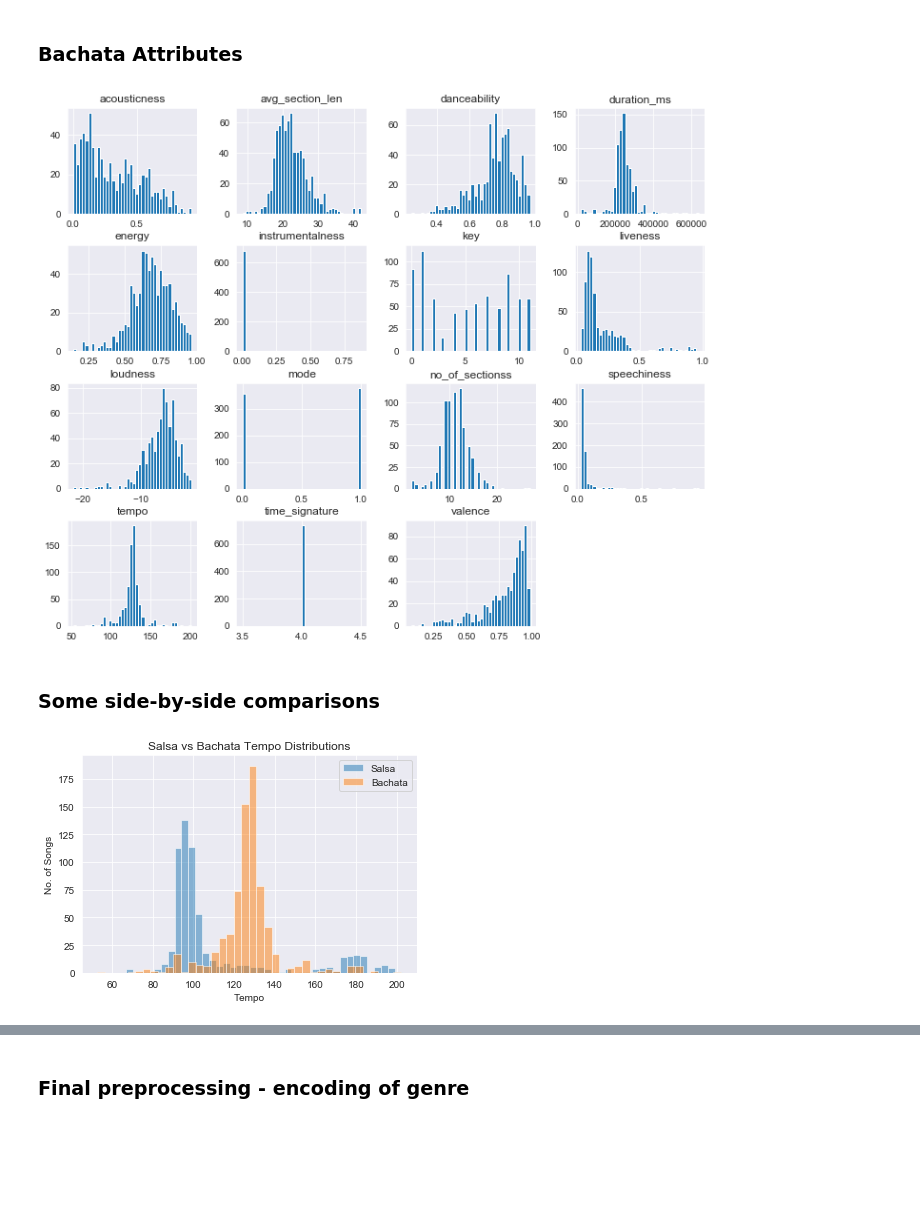
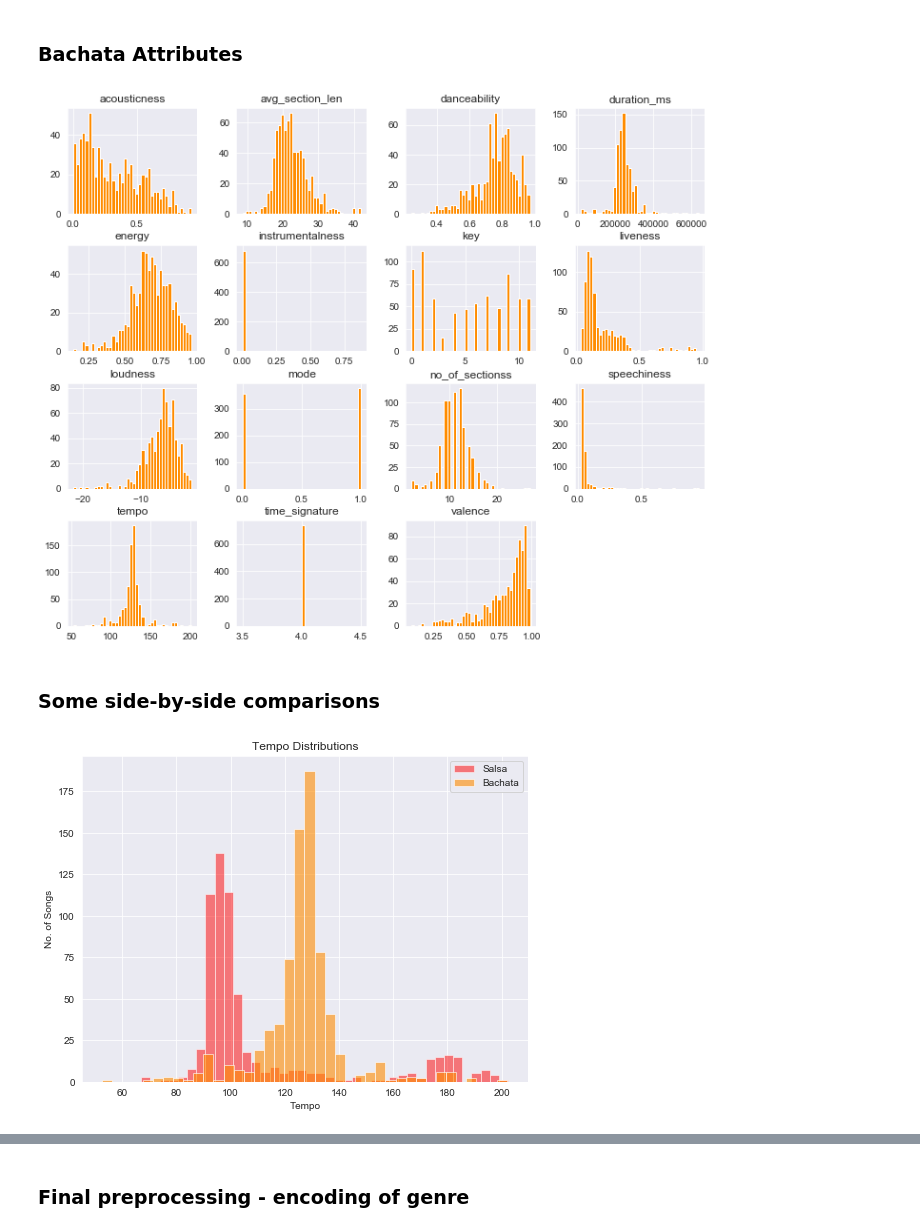
Before and after one commit to ayalasm/mod_5_project, a Jupyter notebook: Exploration.ipynb, the cells around one changed output, grey strips where cells are left out. Cells and saved outputs as stored; diff of their text form; code cells hidden in the pictures; blank space fills up the shorter version.

Commit message:
tweak graphics for presentation, finalize notebook

```diff
--- a/Exploration.ipynb
+++ b/Exploration.ipynb
@@ -314,19 +314,20 @@ salsa_df.hist(figsize=(12,10),label='Salsa track attributes',bins=40);
 # %% [markdown]
 ### Bachata Attributes
 # %%
-bachata_df.hist(figsize=(12,10),label='Bachata track attributes',bins=40);
+bachata_df.hist(figsize=(12,10),label='Bachata track attributes',bins=40,color='darkorange');
 # %% [output]
-[figure, old version]
+[figure, new version]
 # %% [markdown]
 ### Some side-by-side comparisons
 # %%
-plt.hist(salsa_df['tempo'],bins=40, alpha=0.5, label='Salsa')
-plt.hist(bachata_df['tempo'],bins = 40, alpha=0.5, label='Bachata')
+fig = plt.figure(figsize=(8,6))
+plt.hist(salsa_df['tempo'],bins=40, alpha=0.5, label='Salsa',color='red')
+plt.hist(bachata_df['tempo'],bins = 40, alpha=0.6, label='Bachata',color='darkorange')
 plt.legend(loc='upper right')
 plt.xlabel('Tempo')
 plt.ylabel('No. of Songs')
-plt.title('Salsa vs Bachata Tempo Distributions')
+plt.title('Tempo Distributions')
 plt.show()
 # %% [output]
-[figure, old version]
+[figure, new version]
 # %%
```
Also changed, not shown: parts of 39 cells of this notebook.
